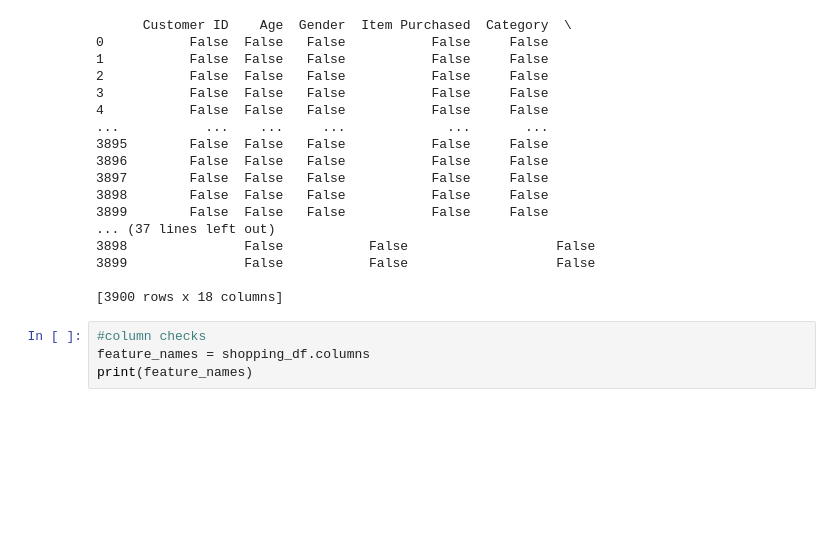
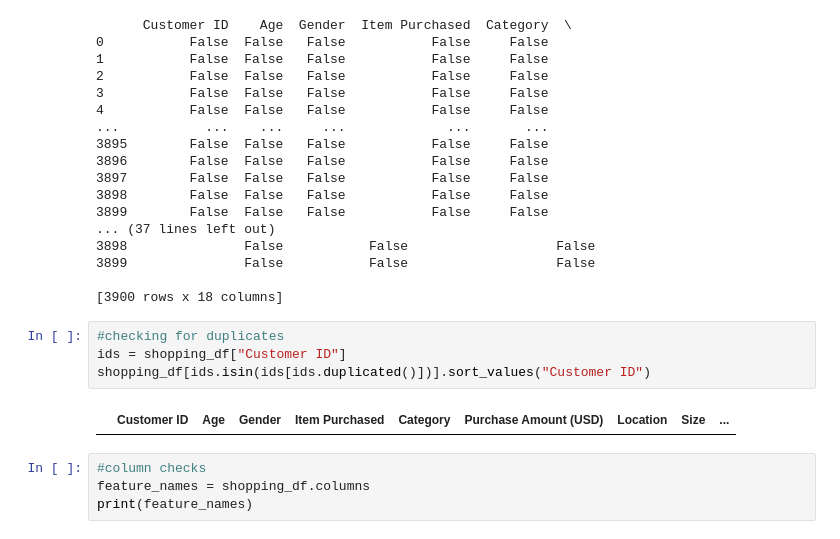
Before and after one commit to KPate04/IntroDataMining, a Jupyter notebook: Project_1/shopping_list.ipynb, the cells around one changed output. Cells and saved outputs as stored; diff of their text form; blank space fills up the shorter version.

```diff
--- a/Project_1/shopping_list.ipynb
+++ b/Project_1/shopping_list.ipynb
@@ -51,6 +51,12 @@ print(shopping_dfnull)
 3899               False           False                   False
 
 [3900 rows x 18 columns]
+# %%
+#checking for duplicates
+ids = shopping_df["Customer ID"]
+shopping_df[ids.isin(ids[ids.duplicated()])].sort_values("Customer ID")
+# %% [output]
+|  | Customer ID | Age | Gender | Item Purchased | Category | Purchase Amount (USD) | Location | Size | ... |
 # %%
 #column checks
 feature_names = shopping_df.columns
```
Also changed, not shown: parts of 2 cells of this notebook.
